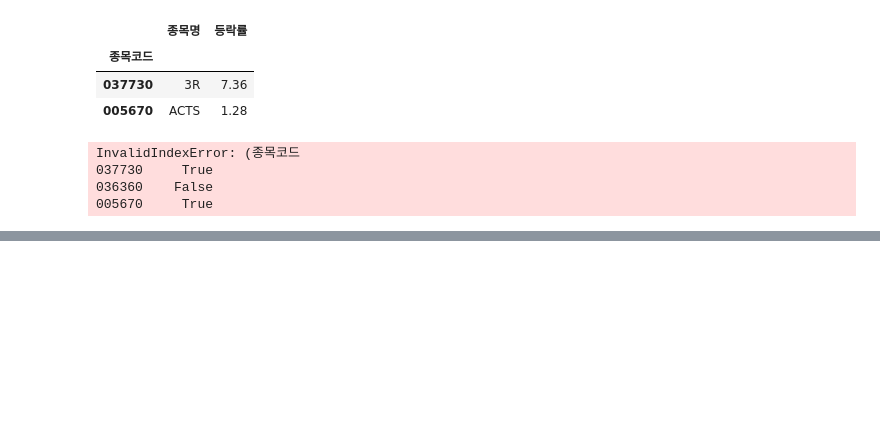
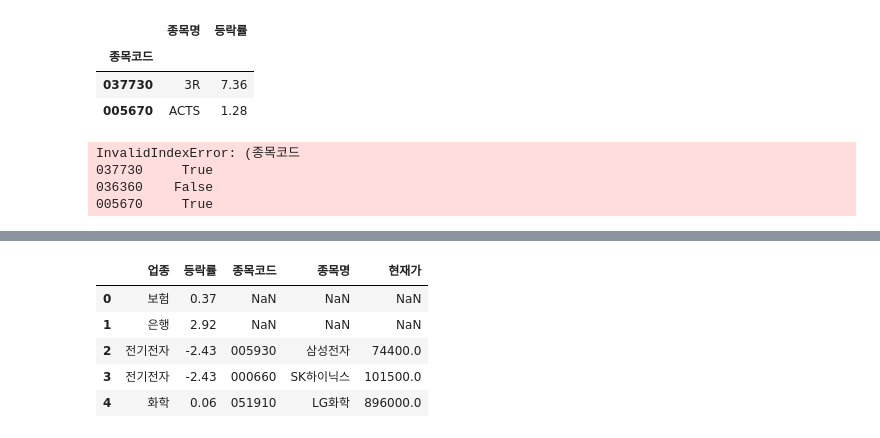
Before and after one commit to Huey-fitpet/study_pandas, a Jupyter notebook: codes/06.DataFrame_filters.ipynb, the cells around one changed output, grey strips where cells are left out. Saved outputs shown, nothing was run; the diff lists cells and outputs as text; code cells hidden in the pictures; blank space fills up the shorter version.

```diff
--- a/codes/06.DataFrame_filters.ipynb
+++ b/codes/06.DataFrame_filters.ipynb
@@ -149,0 +362,9 @@ InvalidIndexError: (종목코드
+# %%
+pd.merge(left=df_fourth, right=df_third, on='업종', how='outer')
+# %% [output]
+|  | 업종 | 등락률 | 종목코드 | 종목명 | 현재가 |
+| 0 | 보험 | 0.37 | NaN | NaN | NaN |
+| 1 | 은행 | 2.92 | NaN | NaN | NaN |
+| 2 | 전기전자 | -2.43 | 005930 | 삼성전자 | 74400.0 |
+| 3 | 전기전자 | -2.43 | 000660 | SK하이닉스 | 101500.0 |
+| 4 | 화학 | 0.06 | 051910 | LG화학 | 896000.0 |
```
Also changed, not shown: parts of 41 cells of this notebook, 9 other files.
